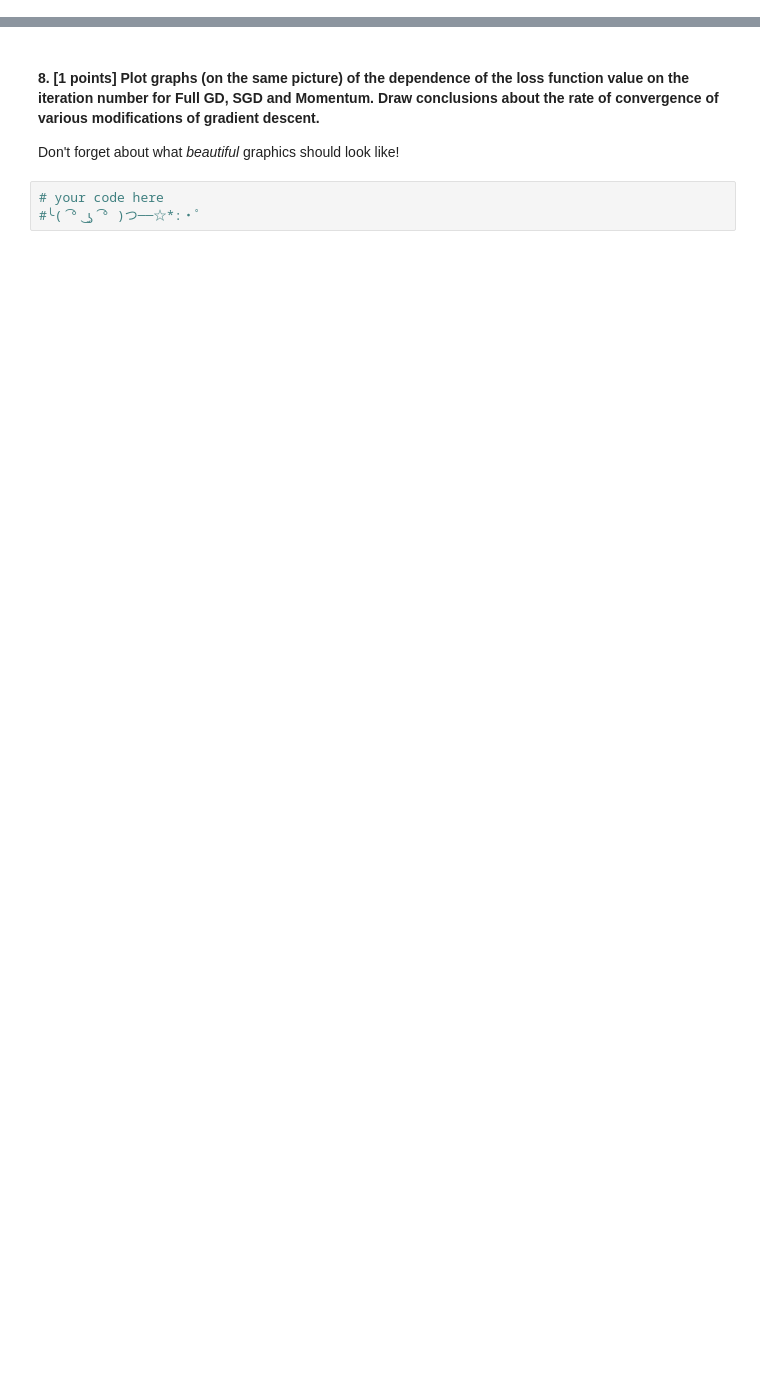
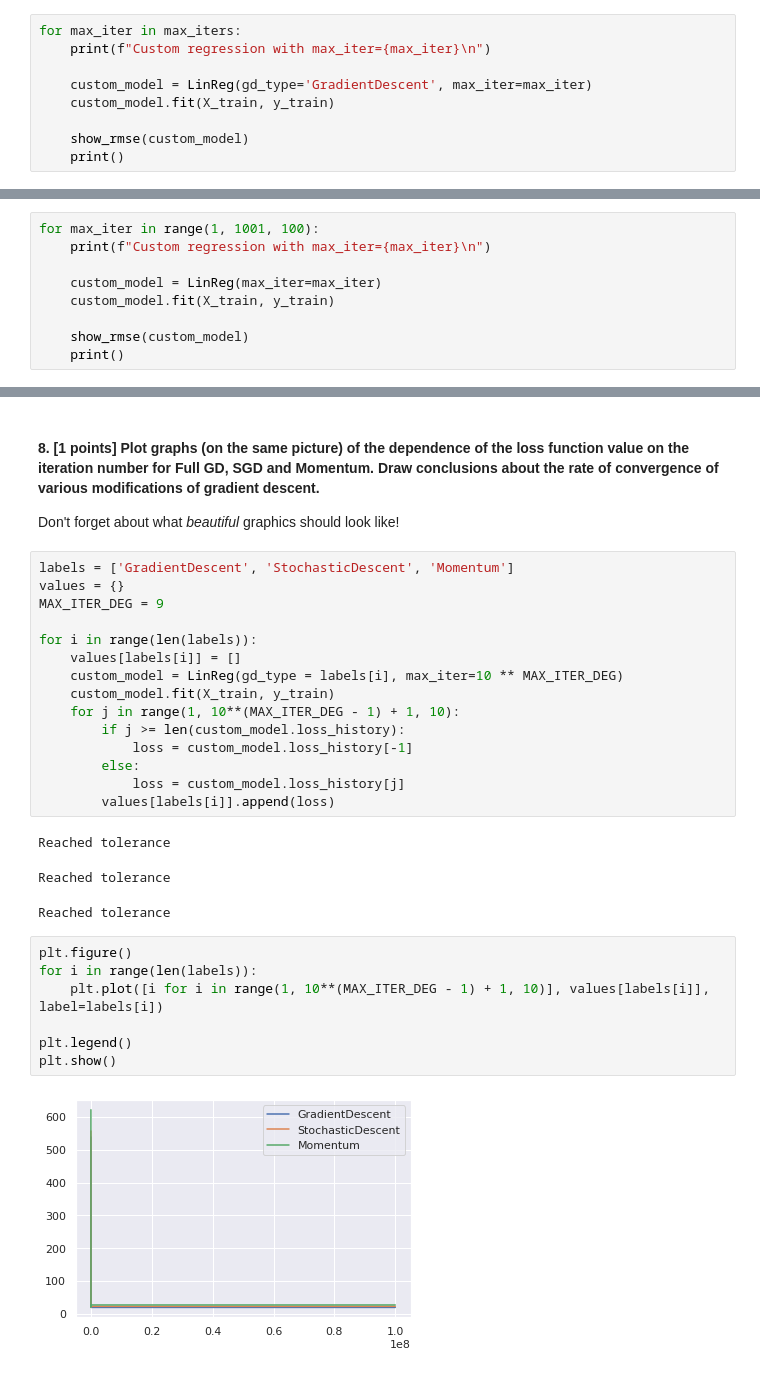
Before and after one commit to aamatevosyan/ml_se, a Jupyter notebook: hw/hw_2/homework-practice-02_v3.ipynb, the cells around one changed output, grey strips where cells are left out. Drawn from its saved outputs; the diff is of its cells as text; blank space fills up the shorter version.

```diff
--- a/hw/hw_2/homework-practice-02_v3.ipynb
+++ b/hw/hw_2/homework-practice-02_v3.ipynb
@@ -461,0 +627,9 @@ class LinReg(BaseEstimator):
+# %%
+for max_iter in max_iters:
+    print(f"Custom regression with max_iter={max_iter}\n")
+
+    custom_model = LinReg(gd_type='GradientDescent', max_iter=max_iter)
+    custom_model.fit(X_train, y_train)
+
+    show_rmse(custom_model)
+    print()
@@ -461,0 +667,9 @@ class LinReg(BaseEstimator):
+# %%
+for max_iter in range(1, 1001, 100):
+    print(f"Custom regression with max_iter={max_iter}\n")
+
+    custom_model = LinReg(max_iter=max_iter)
+    custom_model.fit(X_train, y_train)
+
+    show_rmse(custom_model)
+    print()
@@ -463,6 +719,31 @@ class LinReg(BaseEstimator):
 #### 8. [1 points] Plot graphs (on the same picture) of the dependence of the loss function value on the iteration number for Full GD, SGD and Momentum. Draw conclusions about the rate of convergence of various modifications of gradient descent.
 
 Don't forget about what *beautiful* graphics should look like!
-# %%
-# your code here
-#╰( ͡° ͜ʖ ͡° )つ──☆*:・ﾟ
+# %%
+labels = ['GradientDescent', 'StochasticDescent', 'Momentum']
+values = {}
+MAX_ITER_DEG = 9
+
+for i in range(len(labels)):
+    values[labels[i]] = []
+    custom_model = LinReg(gd_type = labels[i], max_iter=10 ** MAX_ITER_DEG)
+    custom_model.fit(X_train, y_train)
+    for j in range(1, 10**(MAX_ITER_DEG - 1) + 1, 10):
+        if j >= len(custom_model.loss_history):
+            loss = custom_model.loss_history[-1]
+        else:
+            loss = custom_model.loss_history[j]
+        values[labels[i]].append(loss)
+# %% [output]
+Reached tolerance
+Reached tolerance
+Reached tolerance
+# %%
+plt.figure()
+for i in range(len(labels)):
+    plt.plot([i for i in range(1, 10**(MAX_ITER_DEG - 1) + 1, 10)], values[labels[i]], label=labels[i])
+
+plt.legend()
+plt.show()
+# %% [output]
+[figure, added]
```
Also changed, not shown: parts of 21 cells of this notebook.
